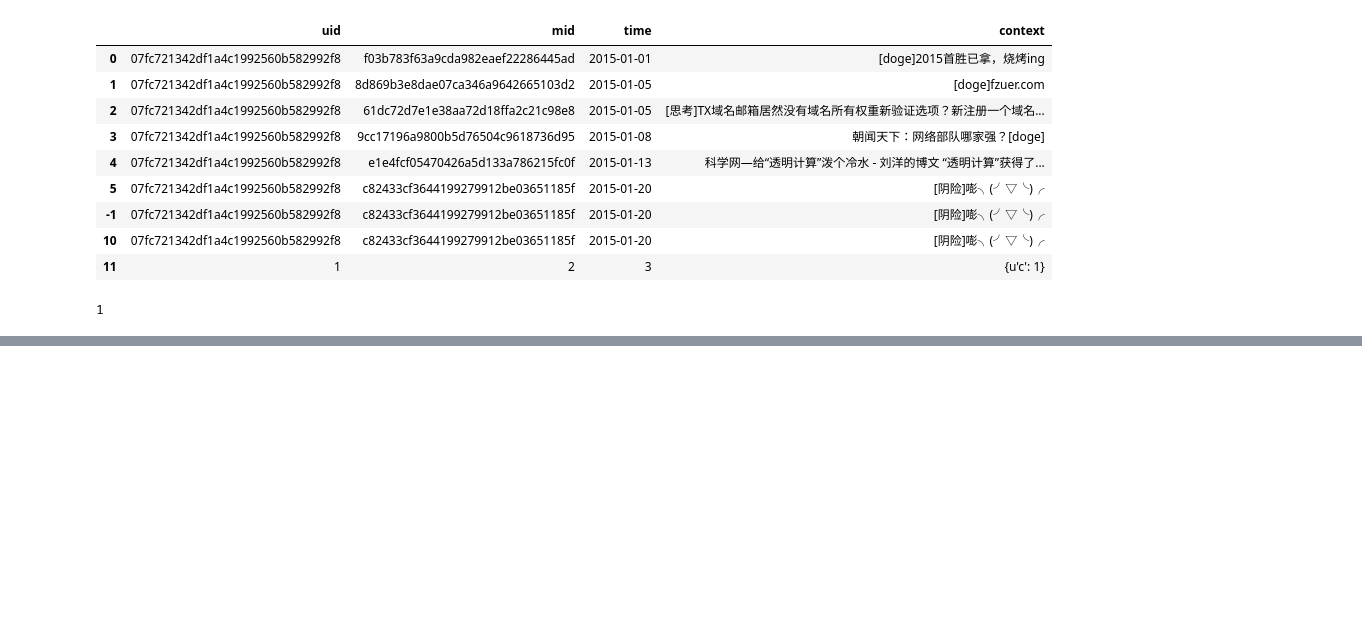
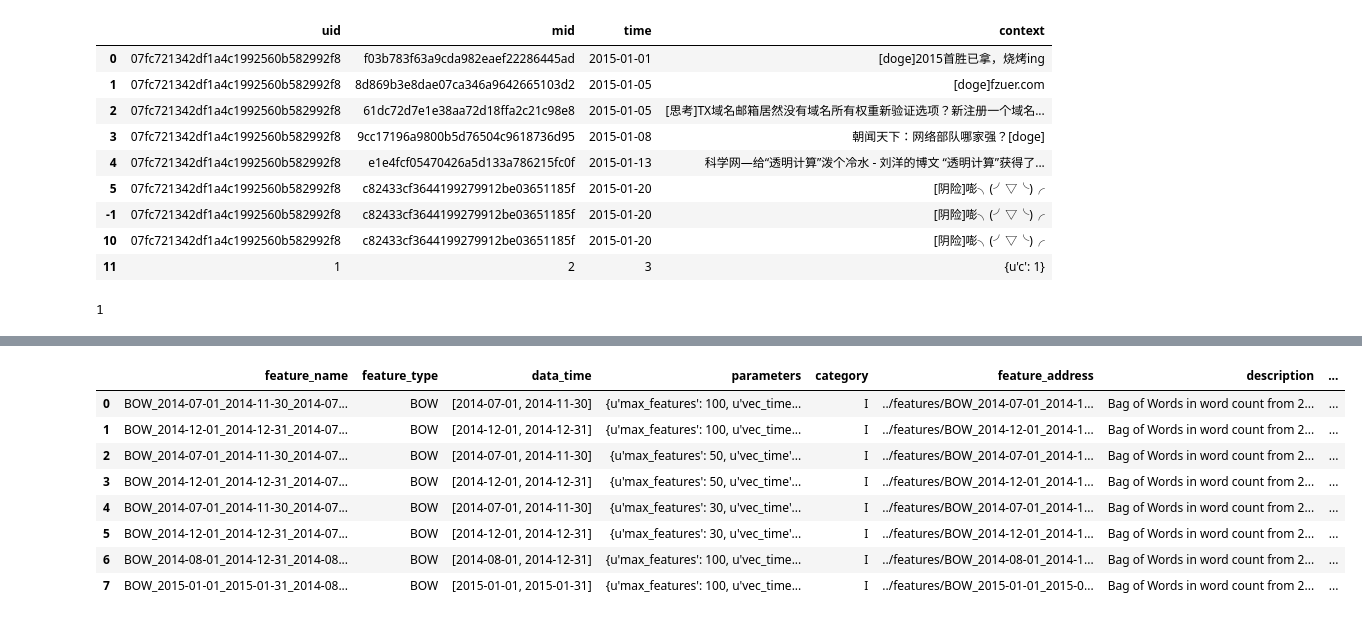
Before and after one commit to JeremyLi28/Data-pipeline-for-Sina-Weibo-Interaction-prediction, a Jupyter notebook: notebooks/BagOfWords.ipynb, the cells around one changed output, grey strips where cells are left out. Saved outputs shown, nothing was run; the diff lists cells and outputs as text; code cells hidden in the pictures; blank space fills up the shorter version.

```diff
--- a/notebooks/BagOfWords.ipynb
+++ b/notebooks/BagOfWords.ipynb
@@ -593,0 +651,12 @@ b.ix[11].context['c']
+# %%
+fw.features_log
+# %% [output]
+|  | feature_name | feature_type | data_time | parameters | category | feature_address | description | ... |
+| 0 | BOW_2014-07-01_2014-11-30_2014-07... | BOW | [2014-07-01, 2014-11-30] | {u'max_features': 100, u'vec_time... | I | ../features/BOW_2014-07-01_2014-1... | Bag of Words in word count from 2... | ... |
+| 1 | BOW_2014-12-01_2014-12-31_2014-07... | BOW | [2014-12-01, 2014-12-31] | {u'max_features': 100, u'vec_time... | I | ../features/BOW_2014-12-01_2014-1... | Bag of Words in word count from 2... | ... |
+| 2 | BOW_2014-07-01_2014-11-30_2014-07... | BOW | [2014-07-01, 2014-11-30] | {u'max_features': 50, u'vec_time'... | I | ../features/BOW_2014-07-01_2014-1... | Bag of Words in word count from 2... | ... |
+| 3 | BOW_2014-12-01_2014-12-31_2014-07... | BOW | [2014-12-01, 2014-12-31] | {u'max_features': 50, u'vec_time'... | I | ../features/BOW_2014-12-01_2014-1... | Bag of Words in word count from 2... | ... |
+| 4 | BOW_2014-07-01_2014-11-30_2014-07... | BOW | [2014-07-01, 2014-11-30] | {u'max_features': 30, u'vec_time'... | I | ../features/BOW_2014-07-01_2014-1... | Bag of Words in word count from 2... | ... |
+| 5 | BOW_2014-12-01_2014-12-31_2014-07... | BOW | [2014-12-01, 2014-12-31] | {u'max_features': 30, u'vec_time'... | I | ../features/BOW_2014-12-01_2014-1... | Bag of Words in word count from 2... | ... |
+| 6 | BOW_2014-08-01_2014-12-31_2014-08... | BOW | [2014-08-01, 2014-12-31] | {u'max_features': 100, u'vec_time... | I | ../features/BOW_2014-08-01_2014-1... | Bag of Words in word count from 2... | ... |
+| 7 | BOW_2015-01-01_2015-01-31_2014-08... | BOW | [2015-01-01, 2015-01-31] | {u'max_features': 100, u'vec_time... | I | ../features/BOW_2015-01-01_2015-0... | Bag of Words in word count from 2... | ... |
```
Also changed, not shown: parts of 13 cells of this notebook, 8 other files.
